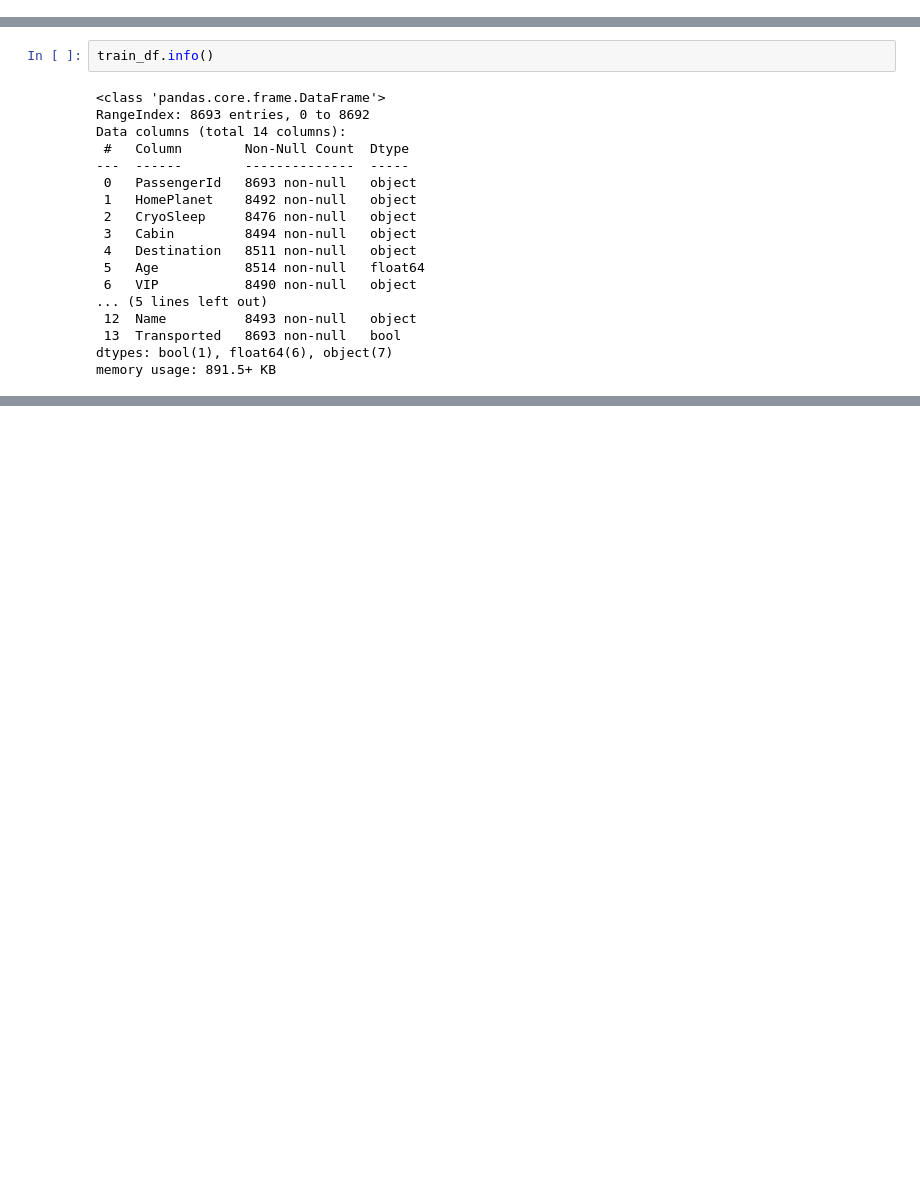
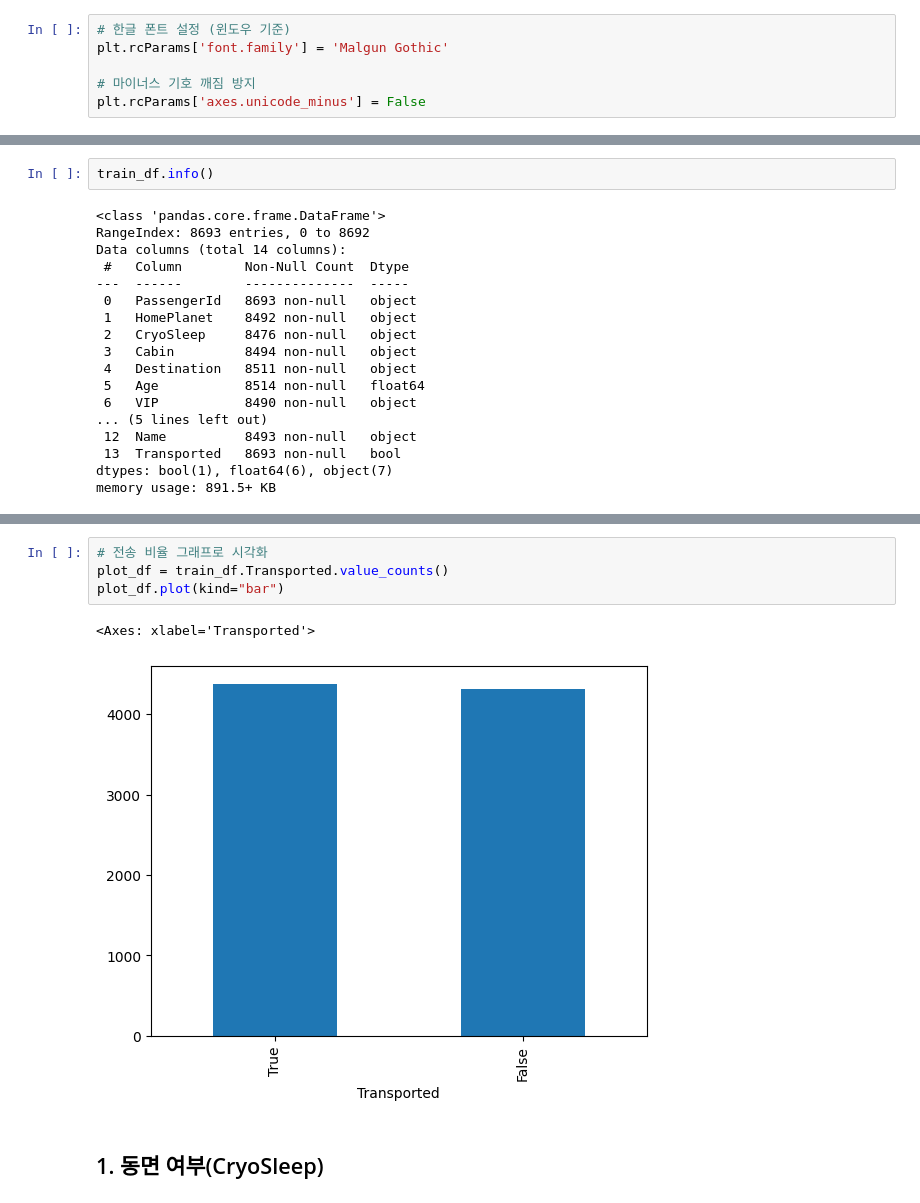
Before and after one commit to whrbgud333/sklearn-est15th-realfinal, a Jupyter notebook: Spaceship_Titanic/Spaceship_1.ipynb, the cells around one changed output, grey strips where cells are left out. Drawn from its saved outputs; the diff is of its cells as text; blank space fills up the shorter version.

```diff
--- a/Spaceship_Titanic/Spaceship_1.ipynb
+++ b/Spaceship_Titanic/Spaceship_1.ipynb
@@ -11,6 +14,12 @@ import pandas as pd
 import numpy as np
 import seaborn as sns
 import matplotlib.pyplot as plt
+# %%
+# 한글 폰트 설정 (윈도우 기준)
+plt.rcParams['font.family'] = 'Malgun Gothic'
+
+# 마이너스 기호 깨짐 방지
+plt.rcParams['axes.unicode_minus'] = False
 # %% [markdown]
 <a id="introduce_section"></a>
 # **소개**
@@ -166,0 +235,9 @@ train_df.describe(include='O')
+# %%
+# 전송 비율 그래프로 시각화
+plot_df = train_df.Transported.value_counts()
+plot_df.plot(kind="bar")
+# %% [output]
+<Axes: xlabel='Transported'>
+[figure, added]
+# %% [markdown]
+## 1. 동면 여부(CryoSleep)
```
Also changed, not shown: parts of 91 cells of this notebook.
